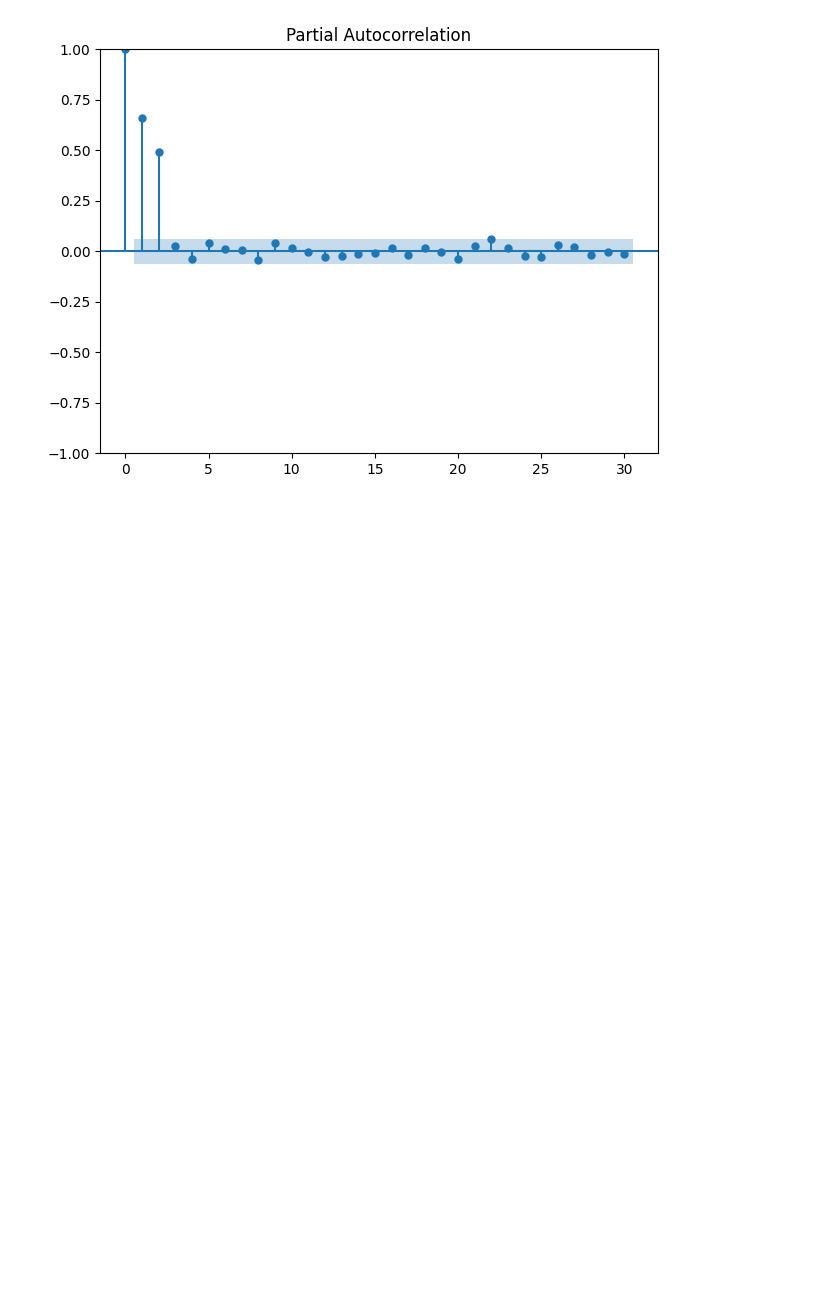
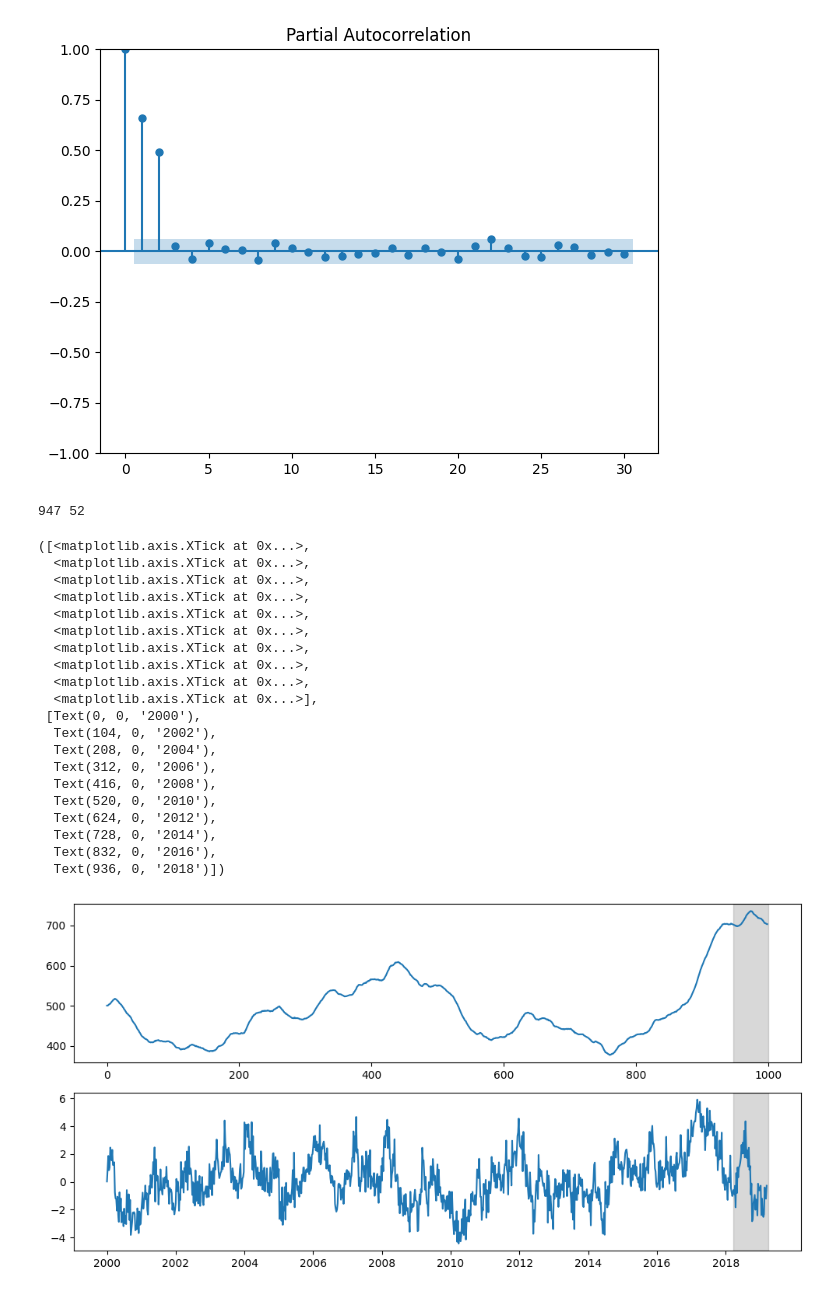
Before and after one commit to chasookim/PlayLearning, a Jupyter notebook: Book Python Analysis/5.3.1.ipynb, the cells around one changed output. Drawn from its saved outputs; the diff is of its cells as text; code cells hidden in the pictures; blank space fills up the shorter version.

```diff
--- a/Book Python Analysis/5.3.1.ipynb
+++ b/Book Python Analysis/5.3.1.ipynb
@@ -41,3 +41,57 @@ plt.tight_layout()
 #PACF 도식에서 지연 p까지 유의하고 그 이후에는 0에 가깝다.
 # %% [output]
 [figure]
+# %%
+path = r"C:\Users\chade\OneDrive - cs.analytics\Folk\PlayLearning-TimeSeriesForecastingInPython\data\foot_traffic.csv"
+
+import pandas as pd
+
+df =pd.read_csv(path)
+
+foot_traffic_diff = np.diff(df['foot_traffic'],n=1)
+# %%
+df_diff = pd.DataFrame(foot_traffic_diff,columns=['foot_traffic_diff'])
+
+train = df_diff.iloc[:-52]
+test = df_diff.iloc[-52:]
+
+print(len(train),len(test))
+# %% [output]
+947 52
+# %%
+# Let's plot original dataset and diff_dataset
+
+plt.figure(figsize=(10,5))
+
+plt.subplot(2,1,1)
+plt.plot(df)
+plt.axvspan(948,1000,color='gray',alpha=0.3)
+plt.subplot(2,1,2)
+plt.plot(df_diff)
+
+plt.axvspan(947,1000,color='gray',alpha=0.3)
+plt.tight_layout()
+
+plt.xticks(np.arange(0,1000,104),np.arange(2000,2020,2))
+# %% [output]
+([<matplotlib.axis.XTick at 0x...>,
+  <matplotlib.axis.XTick at 0x...>,
+  <matplotlib.axis.XTick at 0x...>,
+  <matplotlib.axis.XTick at 0x...>,
+  <matplotlib.axis.XTick at 0x...>,
+  <matplotlib.axis.XTick at 0x...>,
+  <matplotlib.axis.XTick at 0x...>,
+  <matplotlib.axis.XTick at 0x...>,
+  <matplotlib.axis.XTick at 0x...>,
+  <matplotlib.axis.XTick at 0x...>],
+ [Text(0, 0, '2000'),
+  Text(104, 0, '2002'),
+  Text(208, 0, '2004'),
+  Text(312, 0, '2006'),
+  Text(416, 0, '2008'),
+  Text(520, 0, '2010'),
+  Text(624, 0, '2012'),
+  Text(728, 0, '2014'),
+  Text(832, 0, '2016'),
+  Text(936, 0, '2018')])
+[figure, added]
```
Also changed, not shown: parts of 1 cell of this notebook.
